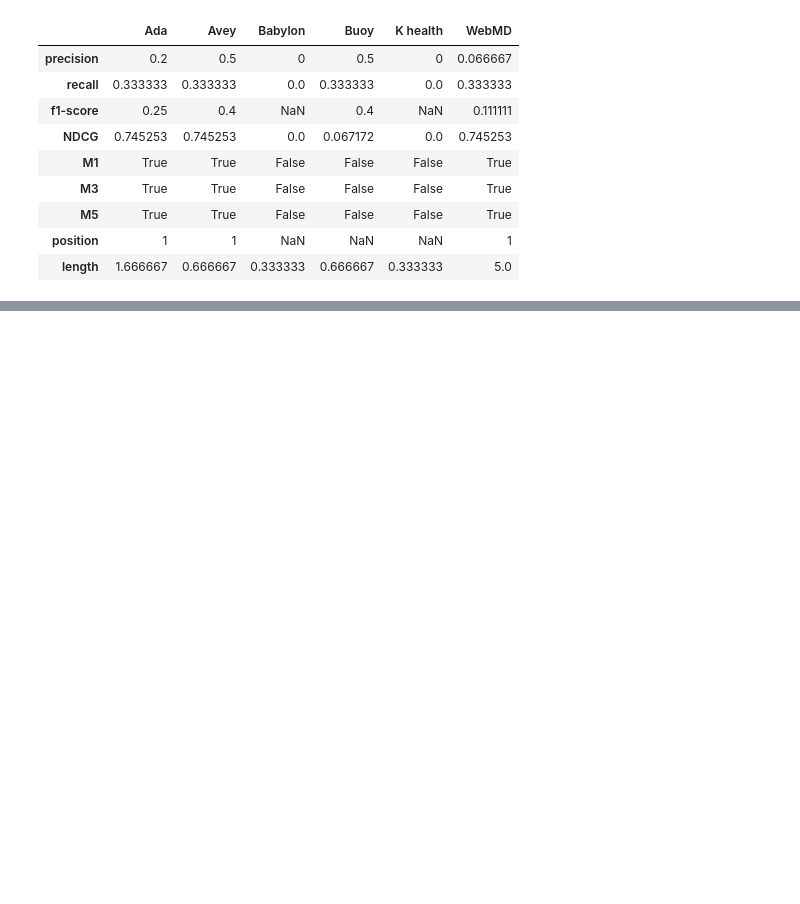
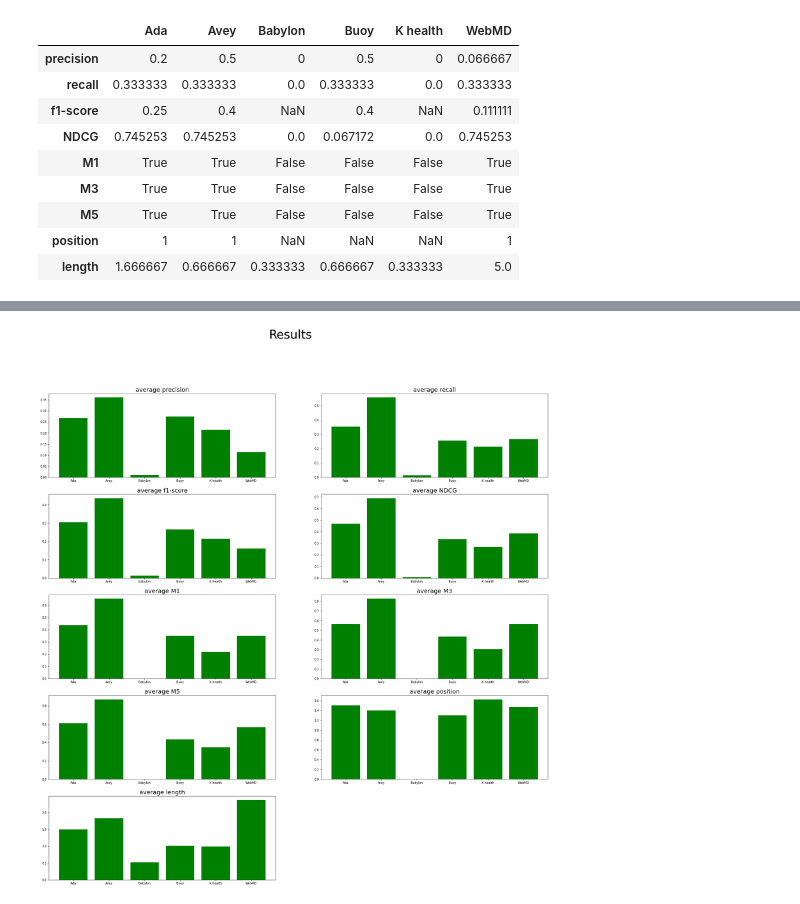
Before and after one commit to rimads/avey-paper, a Jupyter notebook: main.ipynb, the cells around one changed output, grey strips where cells are left out. Cells and saved outputs as stored; diff of their text form; code cells hidden in the pictures; blank space fills up the shorter version.

Commit message:
added plots

```diff
--- a/main.ipynb
+++ b/main.ipynb
@@ -163,12 +163,8 @@ def getNDCG(goldStandard: pd.Series, candidate: pd.Series, scores) -> float:
     for index, disease in enumerate(candidate):
         goldStandard = list(goldStandard)
         if disease is not None and disease in goldStandard:
-            try:
-                candidateRelevance.append(
-                    discount(scores[goldStandard.index(disease)], index+1))
-            except:
-                print(goldStandard)
-                print(scores)
+            candidateRelevance.append(
+                discount(scores[goldStandard.index(disease)], index+1))
         else:
             candidateRelevance.append(0)
 
@@ -214,7 +210,9 @@ def getScoresCase(case: pd.DataFrame) -> pd.DataFrame:
                         index=["precision", "recall", "f1-score", "NDCG", "M1", "M3", "M5", "position", "length"])
 
 
-getScoresCase(cases['89'])
+# calculate all scores
+scores = {id: getScoresCase(case) for id, case in cases.items()}
+scores['89']
 # %% [output]
 |  | Ada | Avey | Babylon | Buoy | K health | WebMD |
 | precision | 0.2 | 0.5 | 0 | 0.5 | 0 | 0.066667 |
@@ -228,0 +271,19 @@ getScoresCase(cases['89'])
+# %%
+import matplotlib.pyplot as plt
+import math
+
+scoresToCompare = pd.DataFrame(averageScores,columns=averageScores.columns)
+
+fig, subplots = plt.subplots(5,2, figsize=(30,30))
+fig.suptitle("Results",fontsize=40)
+
+for index, metric in enumerate(scoresToCompare.index.values.tolist()):
+    subplots[index//2, index %
+             2].bar(scoresToCompare.columns, averageScores.loc[metric],color="green")
+    subplots[index//2, index % 2].set_title(metric.replace("_"," "),fontsize=20)
+
+
+fig.delaxes(subplots[4,1])
+plt.show()
+# %% [output]
+[figure, added]
```
Also changed, not shown: parts of 1 cell of this notebook.
